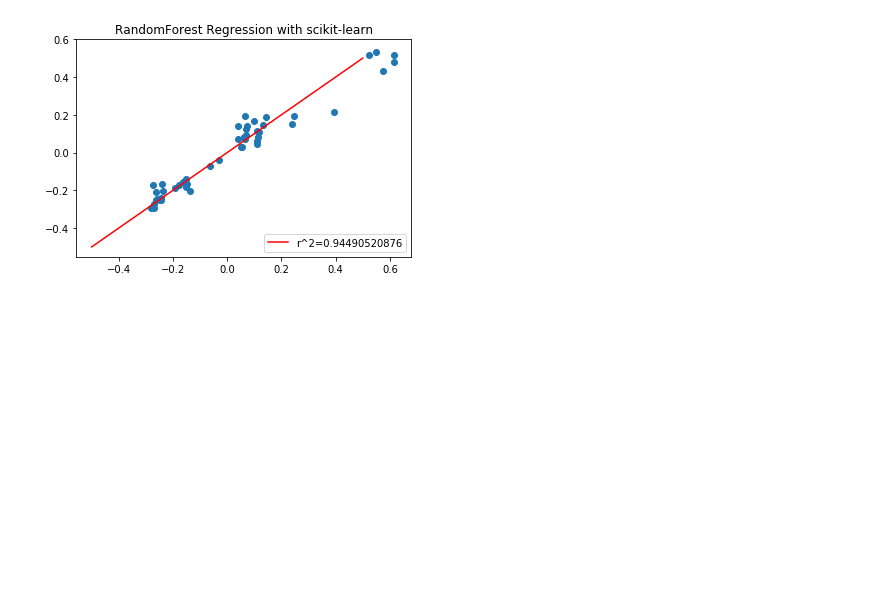
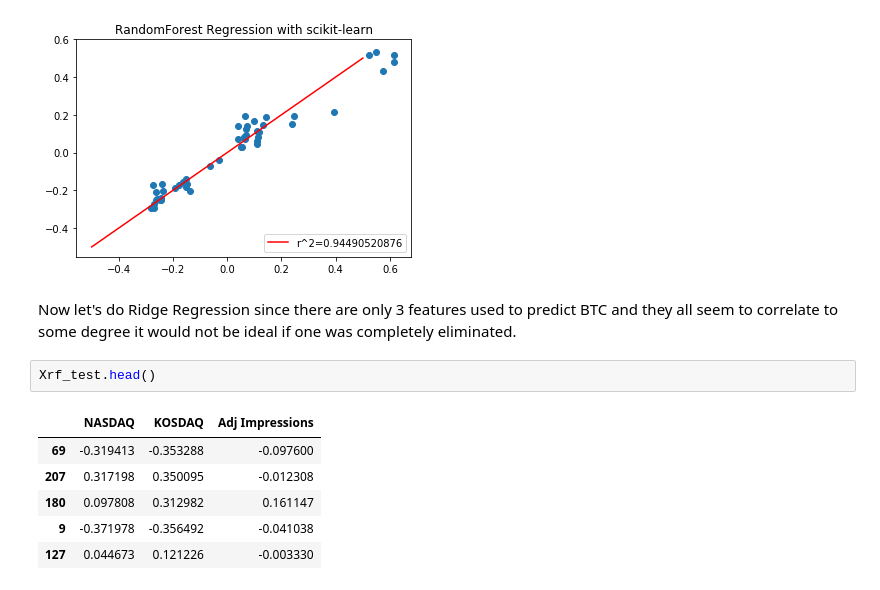
Before and after one commit to Columbia-Intro-Data-Science/python-introduction-MohiAhmed, a Jupyter notebook: Bitcoin Prediction Final Project.ipynb, the cells around one changed output. Saved outputs shown, nothing was run; the diff lists cells and outputs as text; blank space fills up the shorter version.

Commit message:
Starting Ridge/Lasso regression

```diff
--- a/Bitcoin Prediction Final Project.ipynb
+++ b/Bitcoin Prediction Final Project.ipynb
@@ -670,3 +670,14 @@ plt.title("RandomForest Regression with scikit-learn")
 plt.show()
 # %% [output]
 [figure]
+# %% [markdown]
+Now let's do Ridge Regression since there are only 3 features used to predict BTC and they all seem to correlate to some degree it would not be ideal if one was completely eliminated.
+# %%
+Xrf_test.head()
+# %% [output]
+|  | NASDAQ | KOSDAQ | Adj Impressions |
+| 69 | -0.319413 | -0.353288 | -0.097600 |
+| 207 | 0.317198 | 0.350095 | -0.012308 |
+| 180 | 0.097808 | 0.312982 | 0.161147 |
+| 9 | -0.371978 | -0.356492 | -0.041038 |
+| 127 | 0.044673 | 0.121226 | -0.003330 |
```
Also changed, not shown: parts of 2 cells of this notebook.
